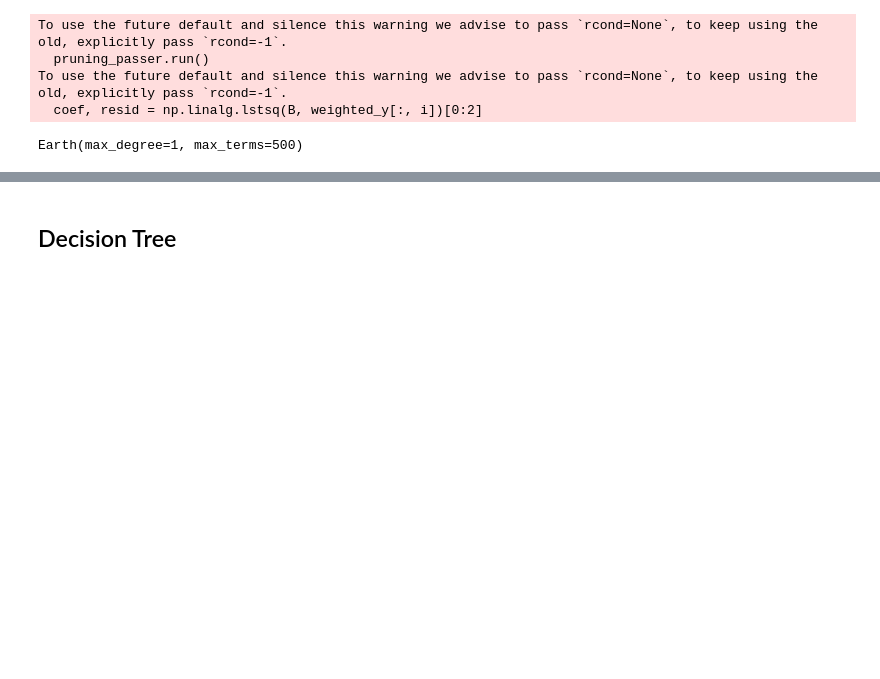
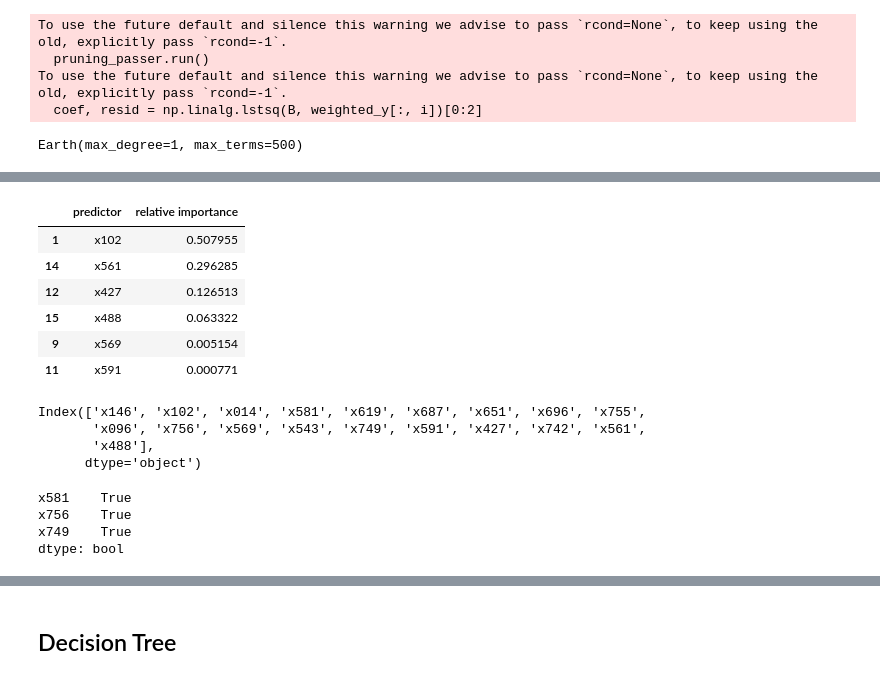
Before and after one commit to snookgum/stat390, a Jupyter notebook: Kaggle (Ashley)/Stat 390 Kaggle Prediction (Ashley).ipynb, the cells around one changed output, grey strips where cells are left out. Saved outputs shown, nothing was run; the diff lists cells and outputs as text; code cells hidden in the pictures; blank space fills up the shorter version.

```diff
--- a/Kaggle (Ashley)/Stat 390 Kaggle Prediction (Ashley).ipynb
+++ b/Kaggle (Ashley)/Stat 390 Kaggle Prediction (Ashley).ipynb
@@ -43,3 +75,3 @@ Index(['id', 'x001', 'x002', 'x003', 'x004', 'x005', 'x006', 'x007', 'x008',
 # %%
-corr_y = train.corrwith(train['y'])
-corr_y.abs().sort_values(ascending = False)[0:10]
+corr_y = train_notna.corrwith(train_notna['y'])
+top_30 = corr_y.abs().sort_values(ascending = False)[0:30]
@@ -133,0 +225,9 @@ To use the future default and silence this warning we advise to pass `rcond=None
+# %%
+top_20 = corr_y.abs().sort_values(ascending = False)[0:20]
+top_20 = train[top_20.index.tolist()]
+top_20 = top_20.dropna()
+y = top_20['y']
+X = top_20.drop(['y'], axis = 1)
+# %%
+model = Earth(max_terms = 500, max_degree = 1, feature_importance_type = 'rss')
+model.fit(X, y)
@@ -133,0 +260,14 @@ To use the future default and silence this warning we advise to pass `rcond=None
+# %%
+predictor = pd.Series(X.columns, name = 'predictor')
+rel_importance = pd.Series(model.feature_importances_, name = 'relative importance')
+importance = pd.concat([predictor, rel_importance], axis = 1).sort_values(by = 'relative importance', ascending = False)
+# %%
+importance[0:6]
+# %% [output]
+|  | predictor | relative importance |
+| 1 | x102 | 0.507955 |
+| 14 | x561 | 0.296285 |
+| 12 | x427 | 0.126513 |
+| 15 | x488 | 0.063322 |
+| 9 | x569 | 0.005154 |
+| 11 | x591 | 0.000771 |
@@ -133,0 +277,7 @@ To use the future default and silence this warning we advise to pass `rcond=None
+# %%
+X.columns
+# %% [output]
+Index(['x146', 'x102', 'x014', 'x581', 'x619', 'x687', 'x651', 'x696', 'x755',
+       'x096', 'x756', 'x569', 'x543', 'x749', 'x591', 'x427', 'x742', 'x561',
+       'x488'],
+      dtype='object')
@@ -133,0 +286,9 @@ To use the future default and silence this warning we advise to pass `rcond=None
+# %%
+nanval = top_20_test.isna().any()
+nanval = nanval[nanval]
+nanval
+# %% [output]
+x581    True
+x756    True
+x749    True
+dtype: bool
```
Also changed, not shown: parts of 48 cells of this notebook, 2 other files.
